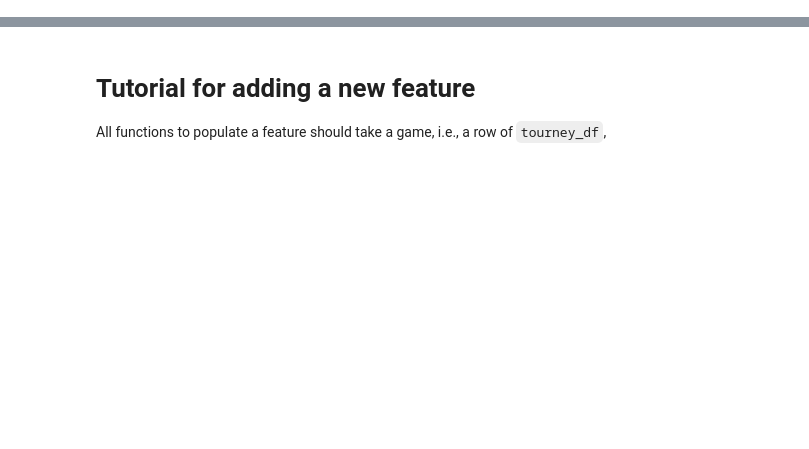
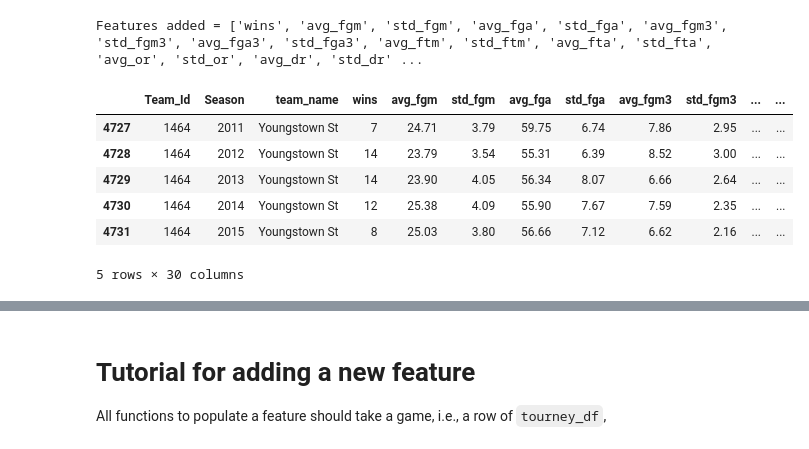
Before and after one commit to dtamayo/NCAAbasketball, a Jupyter notebook: GenerateFeatures.ipynb, the cells around one changed output, grey strips where cells are left out. Drawn from its saved outputs; the diff is of its cells as text; code cells hidden in the pictures; blank space fills up the shorter version.

```diff
--- a/GenerateFeatures.ipynb
+++ b/GenerateFeatures.ipynb
@@ -14,0 +5,3 @@ print("{0} tournament games in the dataset".format(Ngames))
+# %%
+season_data_file = 'data/RegularSeasonDetailedResults.csv'
+team_features_output_file = 'data/team_features.csv'
@@ -14,0 +45,28 @@ print("{0} tournament games in the dataset".format(Ngames))
+# %%
+def wins(team):
+    return season_df.loc[is_winner[team['Team_Id']] & in_season[team['Season']] & is_valid].shape[0]
+# %%
+teamfList = [wins]
+for f in ['fgm', 'fga', 'fgm3', 'fga3', 'ftm', 'fta', 'or', 'dr', 'ast', 'to', 'stl', 'blk', 'pf']:
+    teamfList.append(avg(f))
+    teamfList.append(std(f))
+print("Features added = {0}".format([f.__name__ for f in teamfList]))
+
+team_features_df = pd.DataFrame([[team_id, season] for team_id in team_ids for season in seasons], columns = ['Team_Id', 'Season'])
+team_features_df['team_name'] = team_features_df['Team_Id'].map(team_name)
+
+for feature in teamfList:
+    team_features_df[feature.__name__] = team_features_df.apply(feature, axis=1)
+
+team_features_df = team_features_df.replace(np.nan, 0)
+team_features_df.to_csv(team_features_output_file, encoding='ascii')
+team_features_df.tail()
+# %% [output]
+Features added = ['wins', 'avg_fgm', 'std_fgm', 'avg_fga', 'std_fga', 'avg_fgm3', 'std_fgm3', 'avg_fga3', 'std_fga3', 'avg_ftm', 'std_ftm', 'avg_fta', 'std_fta', 'avg_or', 'std_or', 'avg_dr', 'std_dr' ...
+|  | Team_Id | Season | team_name | wins | avg_fgm | std_fgm | avg_fga | std_fga | avg_fgm3 | std_fgm3 | ... | ... |
+| 4727 | 1464 | 2011 | Youngstown St | 7 | 24.71 | 3.79 | 59.75 | 6.74 | 7.86 | 2.95 | ... | ... |
+| 4728 | 1464 | 2012 | Youngstown St | 14 | 23.79 | 3.54 | 55.31 | 6.39 | 8.52 | 3.00 | ... | ... |
+| 4729 | 1464 | 2013 | Youngstown St | 14 | 23.90 | 4.05 | 56.34 | 8.07 | 6.66 | 2.64 | ... | ... |
+| 4730 | 1464 | 2014 | Youngstown St | 12 | 25.38 | 4.09 | 55.90 | 7.67 | 7.59 | 2.35 | ... | ... |
+| 4731 | 1464 | 2015 | Youngstown St | 8 | 25.03 | 3.80 | 56.66 | 7.12 | 6.62 | 2.16 | ... | ... |
+5 rows × 30 columns
```
Also changed, not shown: parts of 30 cells of this notebook, 5 other files.
